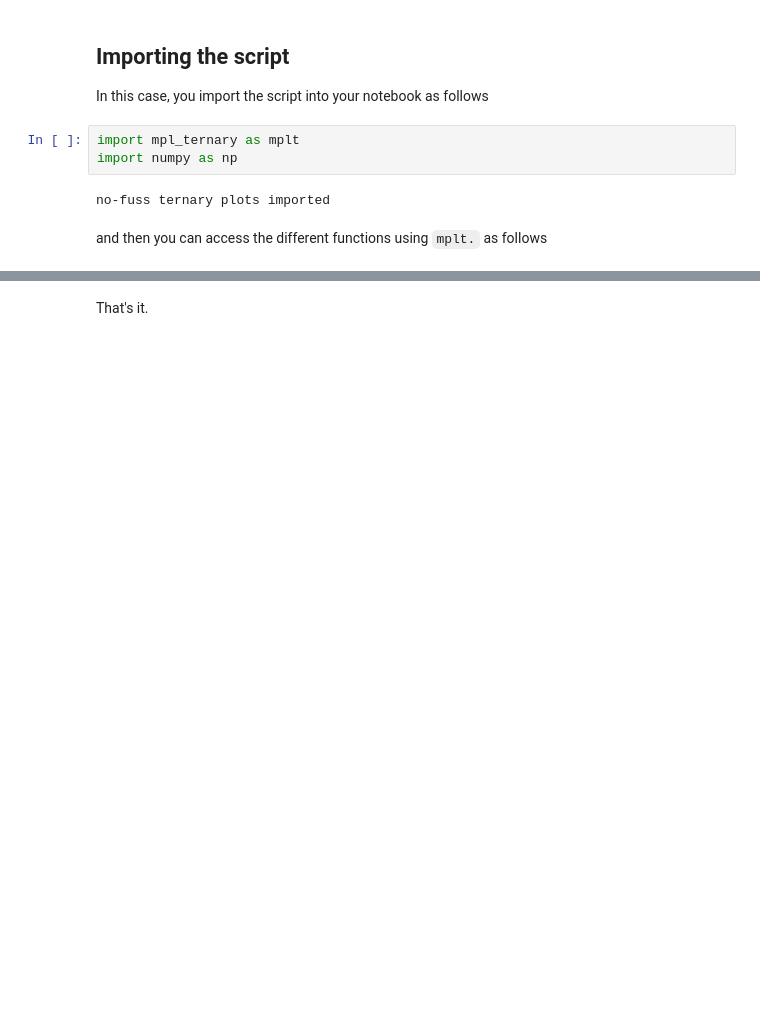
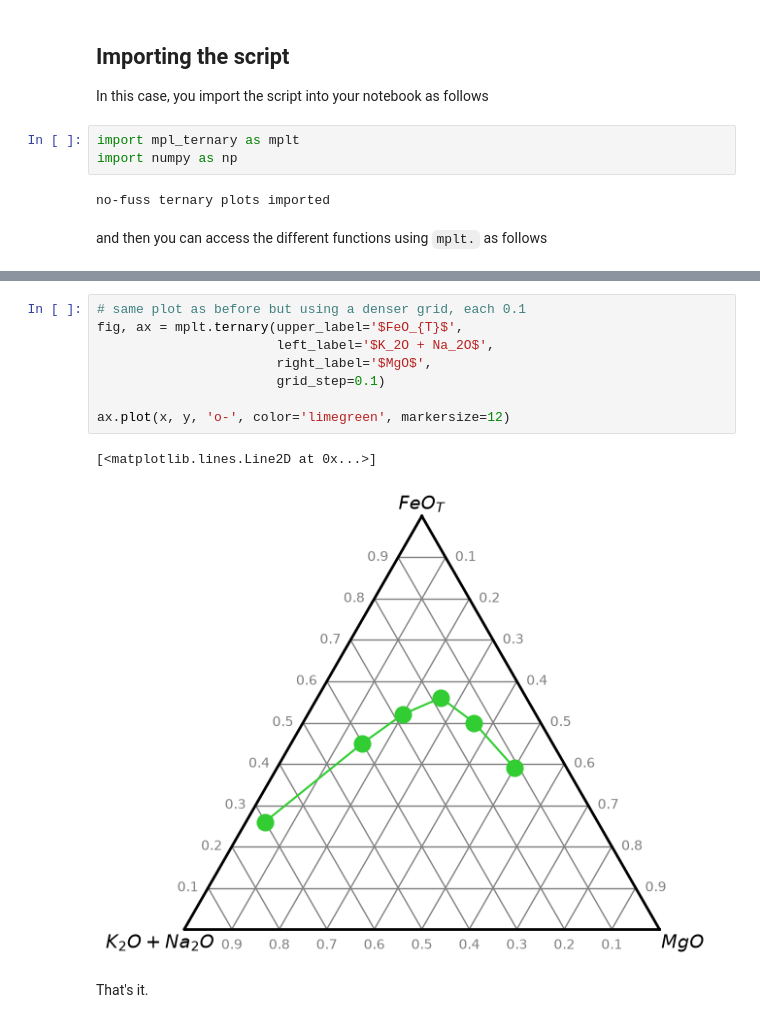
Before and after one commit to marcoalopez/ternary_plots, a Jupyter notebook: example_two.ipynb, the cells around one changed output, grey strips where cells are left out. Cells and saved outputs as stored; diff of their text form; blank space fills up the shorter version.

```diff
--- a/example_two.ipynb
+++ b/example_two.ipynb
@@ -49,2 +53,13 @@ ax.plot(x, y, 'o-', color='limegreen', markersize=12)
+# %%
+# same plot as before but using a denser grid, each 0.1
+fig, ax = mplt.ternary(upper_label='$FeO_{T}$',
+                       left_label='$K_2O + Na_2O$',
+                       right_label='$MgO$',
+                       grid_step=0.1)
+
+ax.plot(x, y, 'o-', color='limegreen', markersize=12)
+# %% [output]
+[<matplotlib.lines.Line2D at 0x...>]
+[figure, added]
 # %% [markdown]
 That's it.
```
Also changed, not shown: parts of 3 cells of this notebook, 1 other file.
